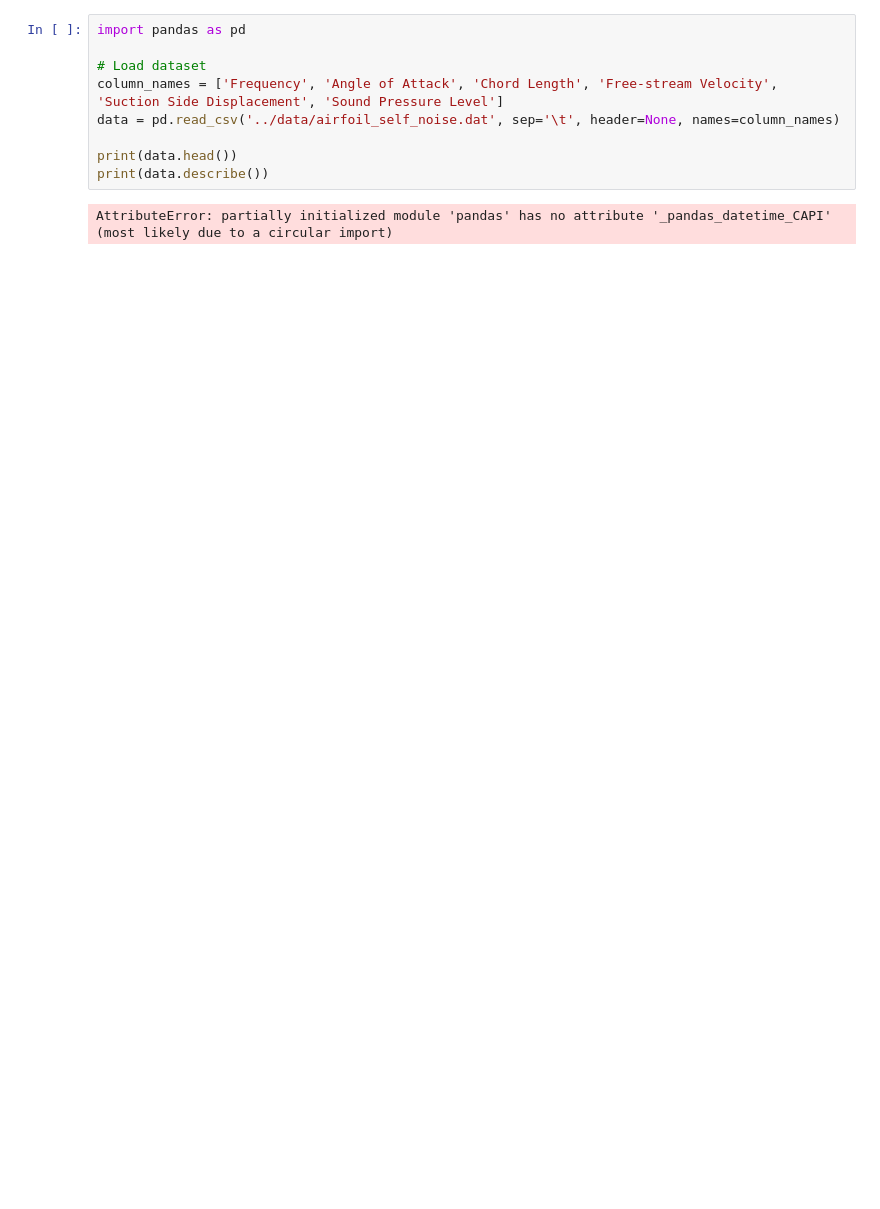
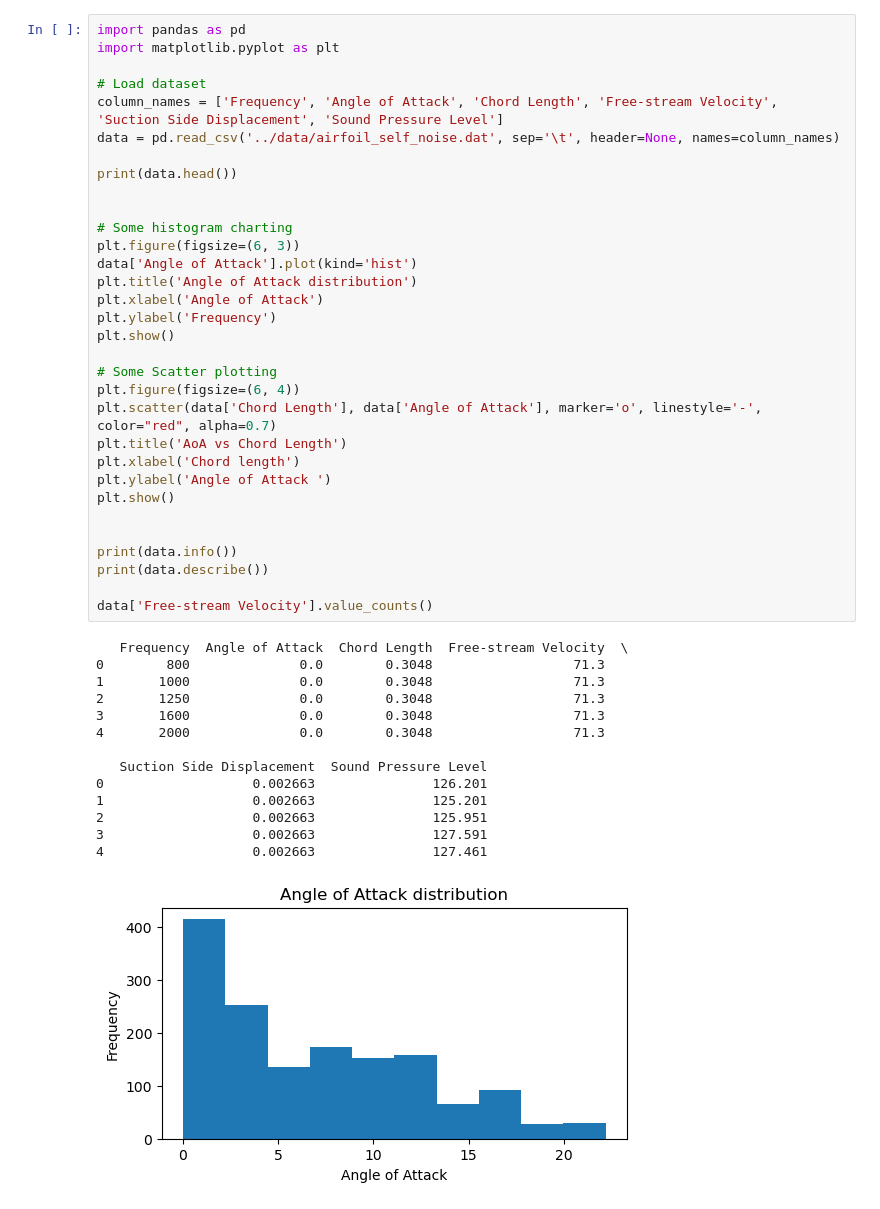
Before and after one commit to entuziaz/AirfoilOptimizer, a Jupyter notebook: notebooks/main_analysis.ipynb, the cells around one changed output. Cells and saved outputs as stored; diff of their text form; blank space fills up the shorter version.

Commit message:
more exploratory data analysis

```diff
--- a/notebooks/main_analysis.ipynb
+++ b/notebooks/main_analysis.ipynb
@@ -1,11 +1,47 @@
 # %%
 import pandas as pd
+import matplotlib.pyplot as plt
 
 # Load dataset
 column_names = ['Frequency', 'Angle of Attack', 'Chord Length', 'Free-stream Velocity', 'Suction Side Displacement', 'Sound Pressure Level']
 data = pd.read_csv('../data/airfoil_self_noise.dat', sep='\t', header=None, names=column_names)
 
 print(data.head())
+
+
+# Some histogram charting
+plt.figure(figsize=(6, 3))
+data['Angle of Attack'].plot(kind='hist')
+plt.title('Angle of Attack distribution')
+plt.xlabel('Angle of Attack')
+plt.ylabel('Frequency')
+plt.show()
+
+# Some Scatter plotting
+plt.figure(figsize=(6, 4))
+plt.scatter(data['Chord Length'], data['Angle of Attack'], marker='o', linestyle='-', color="red", alpha=0.7)
+plt.title('AoA vs Chord Length')
+plt.xlabel('Chord length')
+plt.ylabel('Angle of Attack ')
+plt.show()
+
+
+print(data.info())
 print(data.describe())
+
+data['Free-stream Velocity'].value_counts()
 # %% [output]
-AttributeError: partially initialized module 'pandas' has no attribute '_pandas_datetime_CAPI' (most likely due to a circular import)
+   Frequency  Angle of Attack  Chord Length  Free-stream Velocity  \
+0        800              0.0        0.3048                  71.3
+1       1000              0.0        0.3048                  71.3
+2       1250              0.0        0.3048                  71.3
+3       1600              0.0        0.3048                  71.3
+4       2000              0.0        0.3048                  71.3
+
+   Suction Side Displacement  Sound Pressure Level
+0                   0.002663               126.201
+1                   0.002663               125.201
+2                   0.002663               125.951
+3                   0.002663               127.591
+4                   0.002663               127.461
+[figure, added]
```
Also changed, not shown: parts of 1 cell of this notebook, 1 other file.
